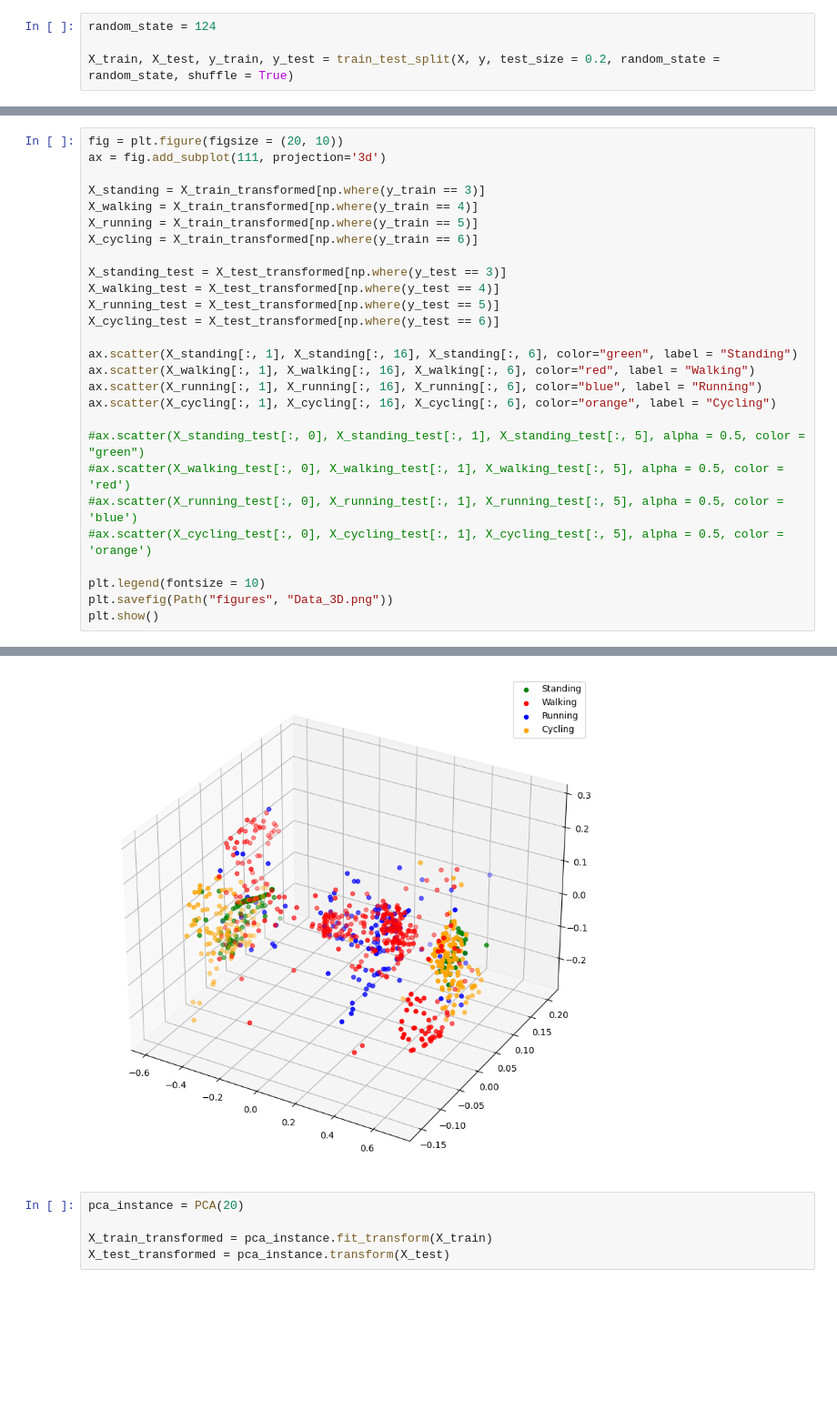
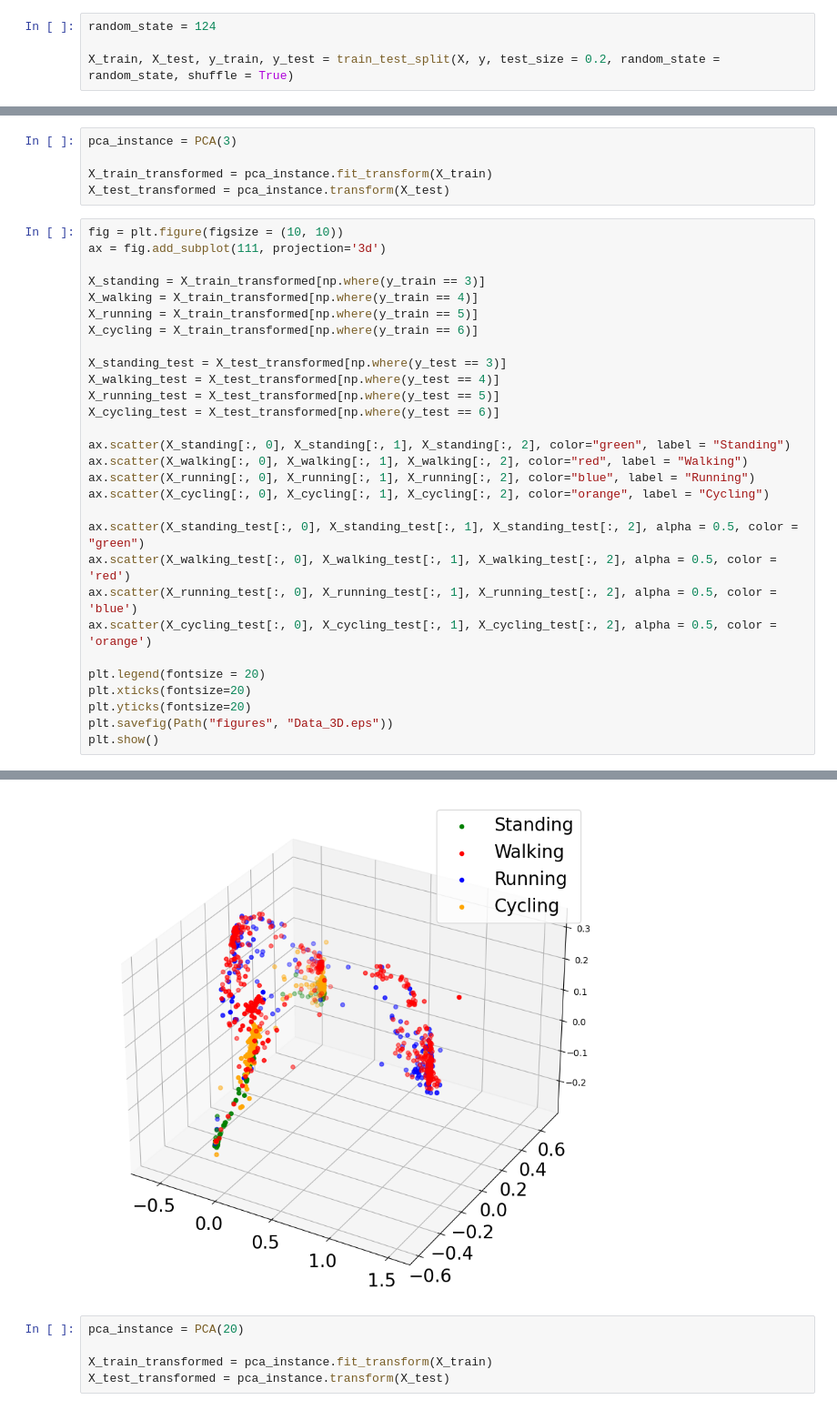
Before and after one commit to intsystems/2023-Project-114, a Jupyter notebook: code/Processing.ipynb, the cells around one changed output, grey strips where cells are left out. Shown: that part at 91% size. Cells and saved outputs as stored; diff of their text form; blank space fills up the shorter version.

```diff
--- a/code/Processing.ipynb
+++ b/code/Processing.ipynb
@@ -207,5 +201,10 @@ plt.show()
+# %%
+pca_instance = PCA(3)
+
+X_train_transformed = pca_instance.fit_transform(X_train)
+X_test_transformed = pca_instance.transform(X_test)
 # %%
-fig = plt.figure(figsize = (20, 10))
+fig = plt.figure(figsize = (10, 10))
 ax = fig.add_subplot(111, projection='3d')
 
 X_standing = X_train_transformed[np.where(y_train == 3)]
@@ -218,17 +217,19 @@ X_walking_test = X_test_transformed[np.where(y_test == 4)]
 X_running_test = X_test_transformed[np.where(y_test == 5)]
 X_cycling_test = X_test_transformed[np.where(y_test == 6)]
 
-ax.scatter(X_standing[:, 1], X_standing[:, 16], X_standing[:, 6], color="green", label = "Standing")
-ax.scatter(X_walking[:, 1], X_walking[:, 16], X_walking[:, 6], color="red", label = "Walking")
-ax.scatter(X_running[:, 1], X_running[:, 16], X_running[:, 6], color="blue", label = "Running")
-ax.scatter(X_cycling[:, 1], X_cycling[:, 16], X_cycling[:, 6], color="orange", label = "Cycling")
+ax.scatter(X_standing[:, 0], X_standing[:, 1], X_standing[:, 2], color="green", label = "Standing")
+ax.scatter(X_walking[:, 0], X_walking[:, 1], X_walking[:, 2], color="red", label = "Walking")
+ax.scatter(X_running[:, 0], X_running[:, 1], X_running[:, 2], color="blue", label = "Running")
+ax.scatter(X_cycling[:, 0], X_cycling[:, 1], X_cycling[:, 2], color="orange", label = "Cycling")
 
-#ax.scatter(X_standing_test[:, 0], X_standing_test[:, 1], X_standing_test[:, 5], alpha = 0.5, color = "green")
-#ax.scatter(X_walking_test[:, 0], X_walking_test[:, 1], X_walking_test[:, 5], alpha = 0.5, color = 'red')
-#ax.scatter(X_running_test[:, 0], X_running_test[:, 1], X_running_test[:, 5], alpha = 0.5, color = 'blue')
-#ax.scatter(X_cycling_test[:, 0], X_cycling_test[:, 1], X_cycling_test[:, 5], alpha = 0.5, color = 'orange')
+ax.scatter(X_standing_test[:, 0], X_standing_test[:, 1], X_standing_test[:, 2], alpha = 0.5, color = "green")
+ax.scatter(X_walking_test[:, 0], X_walking_test[:, 1], X_walking_test[:, 2], alpha = 0.5, color = 'red')
+ax.scatter(X_running_test[:, 0], X_running_test[:, 1], X_running_test[:, 2], alpha = 0.5, color = 'blue')
+ax.scatter(X_cycling_test[:, 0], X_cycling_test[:, 1], X_cycling_test[:, 2], alpha = 0.5, color = 'orange')
 
-plt.legend(fontsize = 10)
-plt.savefig(Path("figures", "Data_3D.png"))
+plt.legend(fontsize = 20)
+plt.xticks(fontsize=20)
+plt.yticks(fontsize=20)
+plt.savefig(Path("figures", "Data_3D.eps"))
 plt.show()
 # %% [output]
@@ -235,4 +237,4 @@ plt.show()
-[figure, old version]
+[figure, new version]
 # %%
 pca_instance = PCA(20)
 
```
Also changed, not shown: parts of 6 cells of this notebook, 18 other files.
